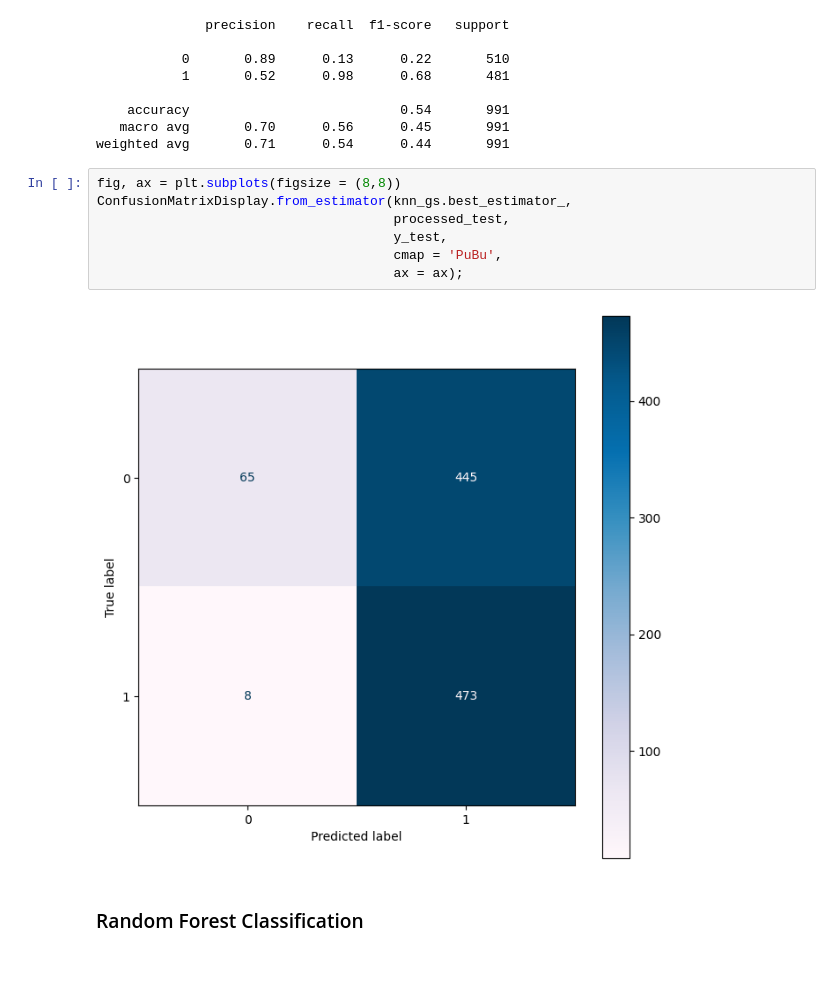
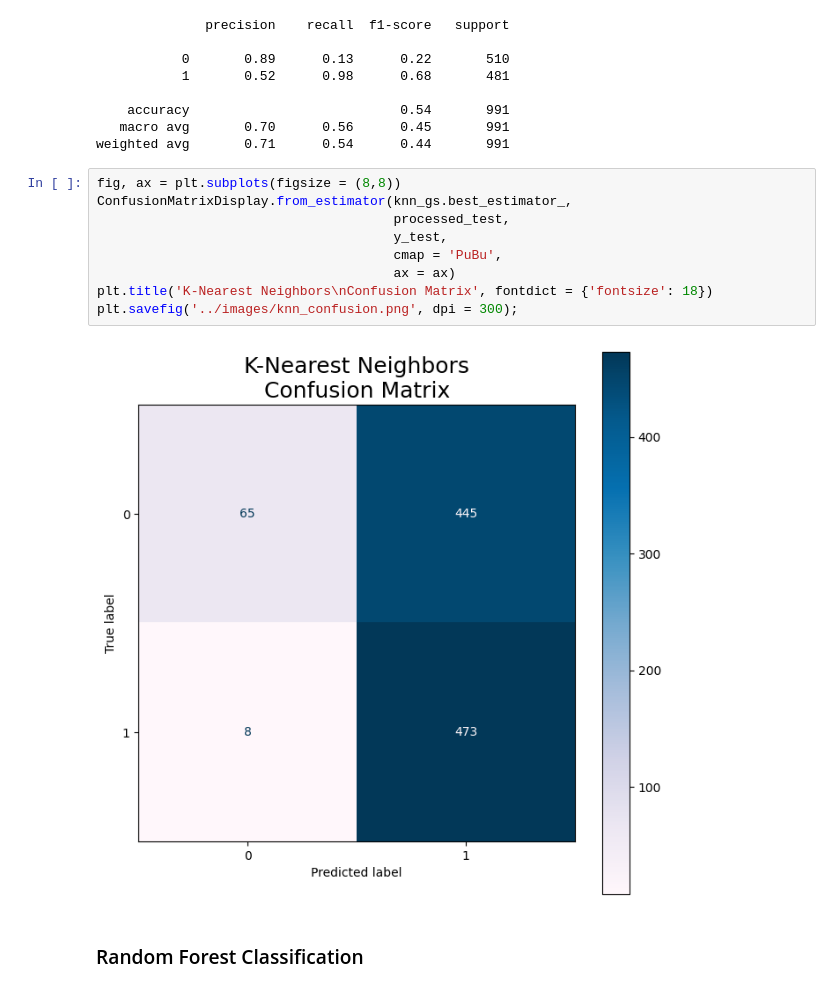
Before and after one commit to dmehta94/project-3-reddit-nlp-litigation-analysis, a Jupyter notebook: code/analysis.ipynb, the cells around one changed output. Saved outputs shown, nothing was run; the diff lists cells and outputs as text.

```diff
--- a/code/analysis.ipynb
+++ b/code/analysis.ipynb
@@ -635,12 +641,14 @@ weighted avg       0.71      0.54      0.44       991
 # %%
 fig, ax = plt.subplots(figsize = (8,8))
 ConfusionMatrixDisplay.from_estimator(knn_gs.best_estimator_,
                                       processed_test,
                                       y_test,
                                       cmap = 'PuBu',
-                                      ax = ax);
+                                      ax = ax)
+plt.title('K-Nearest Neighbors\nConfusion Matrix', fontdict = {'fontsize': 18})
+plt.savefig('../images/knn_confusion.png', dpi = 300);
 # %% [output]
-[figure, old version]
+[figure, new version]
 # %% [markdown]
 ### Random Forest Classification
 # %%
```
Also changed, not shown: parts of 10 cells of this notebook, 8 other files.
